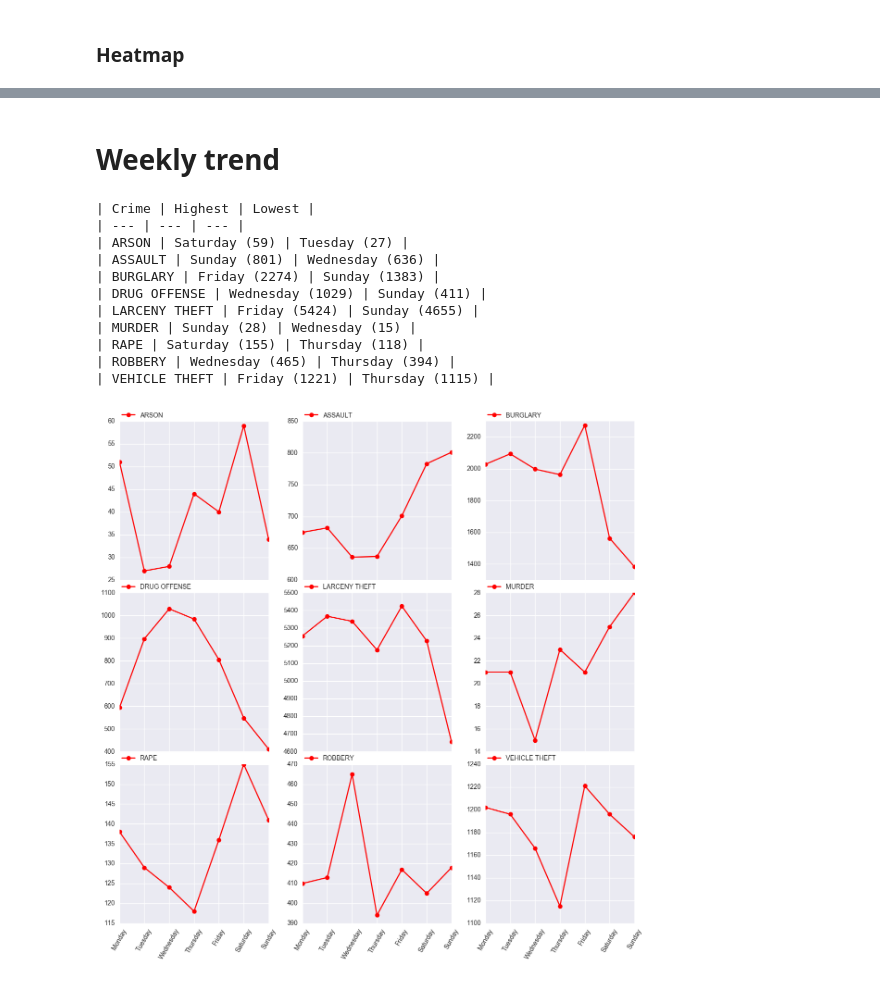
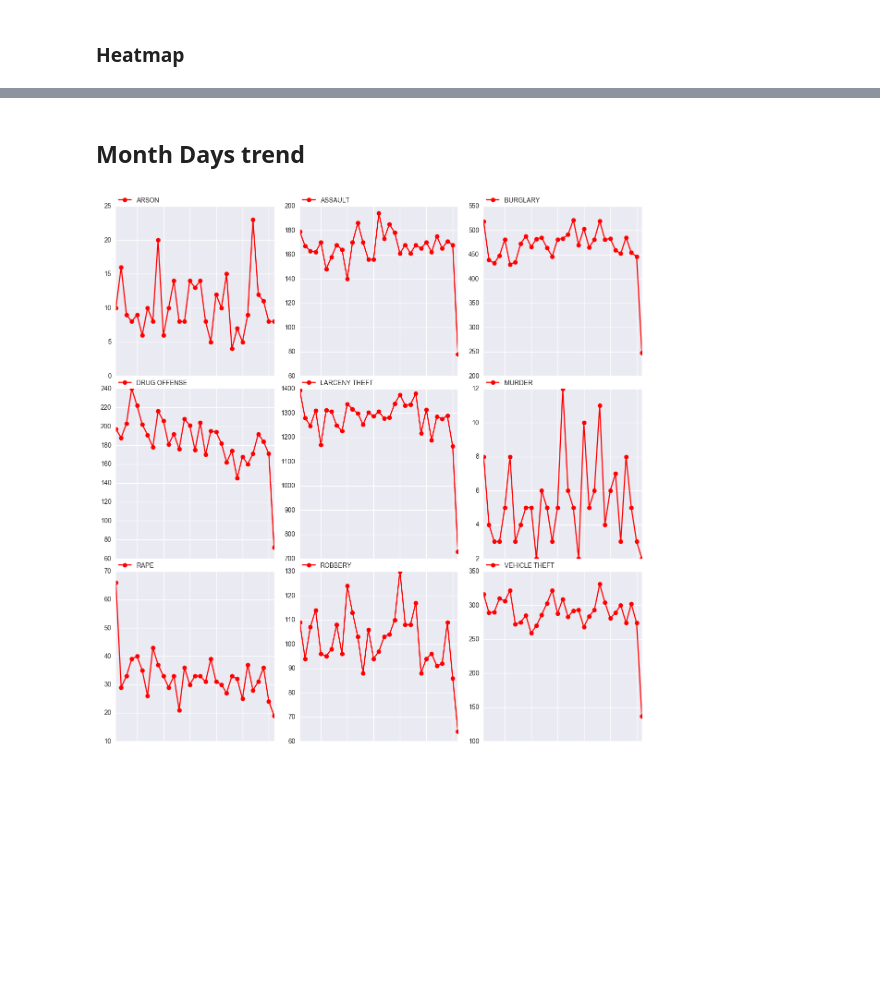
Before and after one commit to Mahdisadjadi/phoenixcrime, a Jupyter notebook: analysis.ipynb, the cells around one changed output, grey strips where cells are left out. Drawn from its saved outputs; the diff is of its cells as text; code cells hidden in the pictures; blank space fills up the shorter version.

```diff
--- a/analysis.ipynb
+++ b/analysis.ipynb
@@ -80,3 +130,3 @@ plt.show()
 # %%
-df.time = pd.to_datetime(df['date'], format='%m/%d/%Y %H:%M')
+#df.time = pd.to_datetime(df['datetime'], format='%m/%d/%Y %H:%M')
 # %%
@@ -122,0 +169,25 @@ plt.show()
+# %%
+fig, axes = plt.subplots(nrows=3, ncols=3,figsize=(12,12),sharex=True)
+
+print ('| Crime | Highest | Lowest |')
+print ('| --- | --- | --- |')
+k=0
+for i in range(0,3):
+    for j in range(0,3):
+        ax = axes[i,j]
+        # selec kth columns
+        crime_weakday_col = crime_weekday.ix[:,k]
+
+        crime_name = crime_weakday_col.name
+        crime_max_label,crime_max_val = crime_weakday_col.idxmax(), crime_weakday_col.max()
+        crime_min_label,crime_min_val = crime_weakday_col.idxmin(), crime_weakday_col.min()
+        print ('| {} | {} ({}) | {} ({}) |'.format(crime_name,crime_max_label,crime_max_val,crime_min_label,crime_min_val))
+
+        crime_weakday_col.plot(kind='line',ax=ax,color='r',marker='o')
+        #crime_weakday_col.plot(kind='bar',ax=ax,color='r')
+        ax.legend(loc = (0,1))
+        ax.set_xticklabels(ax.get_xticklabels(),rotation=60)
+        ax.set_xlabel('')
+        k+=1
+plt.tight_layout()
+plt.show(fig)
@@ -123,39 +207,30 @@ plt.show()
 # %% [markdown]
-# Weekly trend
+## Month Days trend
 # %%
+crime_monthday = pd.crosstab(df['day'],df['crime'])
+
 fig, axes = plt.subplots(nrows=3, ncols=3,figsize=(12,12),sharex=True)
 
-print ('| Crime | Highest | Lowest |')
-print ('| --- | --- | --- |')
+#print ('| Crime | Highest | Lowest |')
+#print ('| --- | --- | --- |')
 k=0
 for i in range(0,3):
     for j in range(0,3):
         ax = axes[i,j]
         # selec kth columns
-        crime_weakday_col = crime_weekday.ix[:,k]
+        crime_monthday_col = crime_monthday.ix[:,k]
 
-        crime_name = crime_weakday_col.name
+        '''crime_name = crime_weakday_col.name
         crime_max_label,crime_max_val = crime_weakday_col.idxmax(), crime_weakday_col.max()
         crime_min_label,crime_min_val = crime_weakday_col.idxmin(), crime_weakday_col.min()
-        print ('| {} | {} ({}) | {} ({}) |'.format(crime_name,crime_max_label,crime_max_val,crime_min_label,crime_min_val))
+        print ('| {} | {} ({}) | {} ({}) |'.format(crime_name,crime_max_label,crime_max_val,crime_min_label,crime_min_val))'''
 
-        crime_weakday_col.plot(kind='line',ax=ax,color='r',marker='o')
+        crime_monthday_col.plot(kind='line',ax=ax,color='r',marker='o')
         ax.legend(loc = (0,1))
-        ax.set_xticklabels(ax.get_xticklabels(),rotation=60)
+        ax.set_xticklabels(ax.get_xticklabels(),rotation=0)
         ax.set_xlabel('')
         k+=1
 plt.tight_layout()
 plt.show(fig)
 # %% [output]
-| Crime | Highest | Lowest |
-| --- | --- | --- |
-| ARSON | Saturday (59) | Tuesday (27) |
-| ASSAULT | Sunday (801) | Wednesday (636) |
-| BURGLARY | Friday (2274) | Sunday (1383) |
-| DRUG OFFENSE | Wednesday (1029) | Sunday (411) |
-| LARCENY THEFT | Friday (5424) | Sunday (4655) |
-| MURDER | Sunday (28) | Wednesday (15) |
-| RAPE | Saturday (155) | Thursday (118) |
-| ROBBERY | Wednesday (465) | Thursday (394) |
-| VEHICLE THEFT | Friday (1221) | Thursday (1115) |
-[figure, old version]
+[figure, new version]
```
Also changed, not shown: parts of 20 cells of this notebook, 4 other files.
